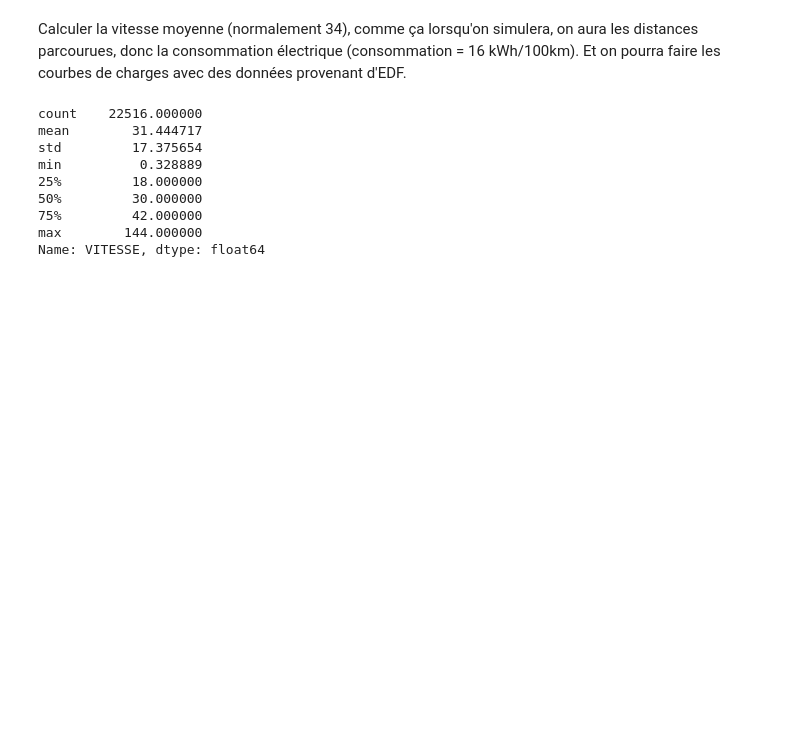
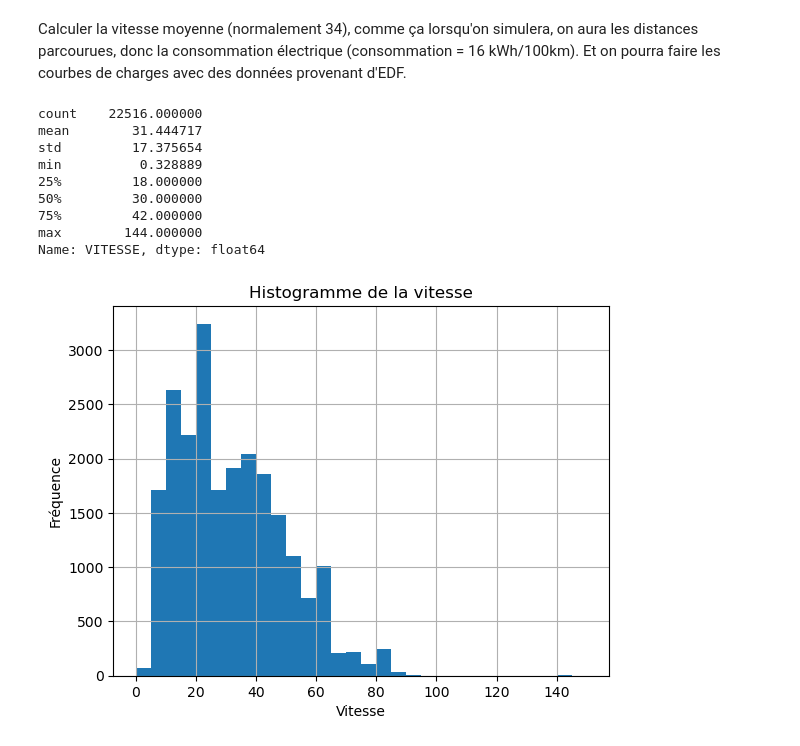
Before and after one commit to kilianguillon/Projet_statapp, a Jupyter notebook: script_main.ipynb, the cells around one changed output. Drawn from its saved outputs; the diff is of its cells as text; code cells hidden in the pictures; blank space fills up the shorter version.

```diff
--- a/script_main.ipynb
+++ b/script_main.ipynb
@@ -560,5 +560,14 @@ min          0.328889
 75%         42.000000
 max        144.000000
 Name: VITESSE, dtype: float64
+# %%
+plt.hist(EMP["VITESSE"], bins=30, range=(0, 150))  # Utilisation de 30 bins et de la plage (0, 150)
+plt.xlabel('Vitesse')
+plt.ylabel('Fréquence')
+plt.title('Histogramme de la vitesse')
+plt.grid(True)
+plt.show()
+# %% [output]
+[figure, added]
 # %%
 import statsmodels.api as sm
```
Also changed, not shown: parts of 3 cells of this notebook.
